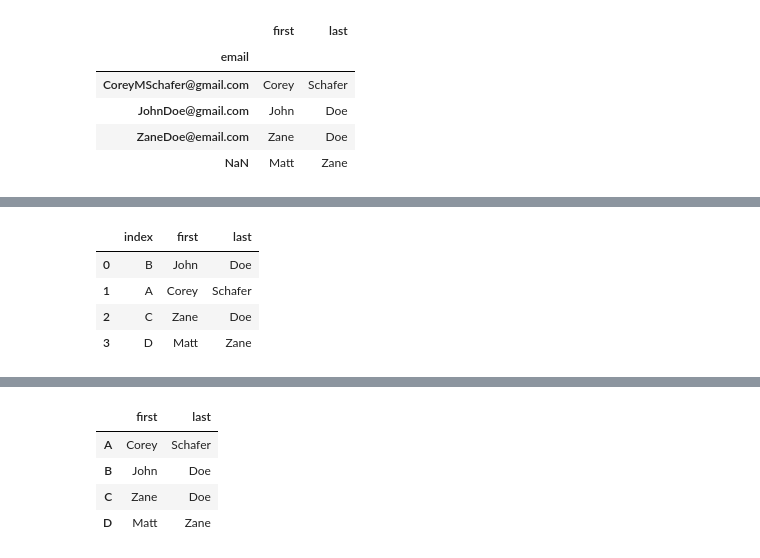
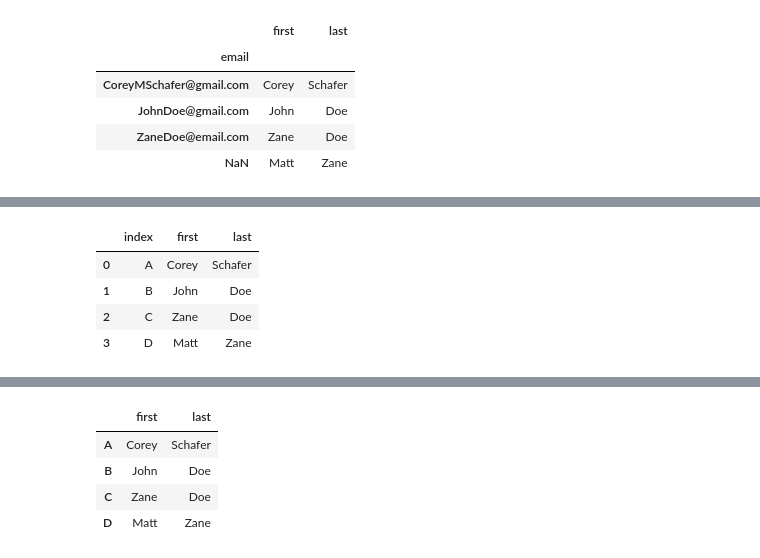
Before and after one commit to VeenaKGit/Knowledge, a Jupyter notebook: Pandas and Numpy.ipynb, the cells around one changed output, grey strips where cells are left out. Saved outputs shown, nothing was run; the diff lists cells and outputs as text; code cells hidden in the pictures.

```diff
--- a/Pandas and Numpy.ipynb
+++ b/Pandas and Numpy.ipynb
@@ -685,9 +697,9 @@ df1
 # %%
 # index is reset to default and the previous index is added as a column here
-df1.sample(frac=1).reset_index()
+df1.reset_index()
 # %% [output]
 |  | index | first | last |
-| 0 | B | John | Doe |
-| 1 | A | Corey | Schafer |
+| 0 | A | Corey | Schafer |
+| 1 | B | John | Doe |
 | 2 | C | Zane | Doe |
 | 3 | D | Matt | Zane |
```
Also changed, not shown: parts of 175 cells of this notebook.
